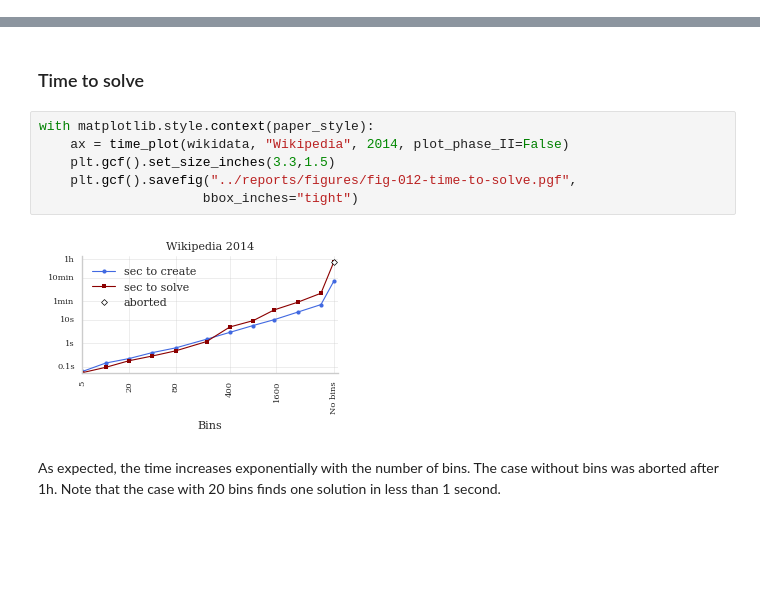
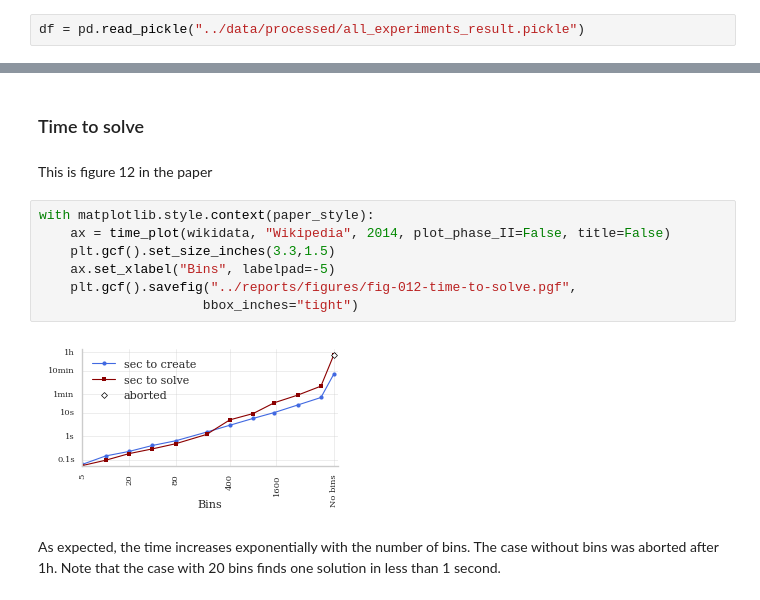
Before and after one commit to asi-uniovi/lloovia, a Jupyter notebook: notebooks/Graphing results (WIP).ipynb, the cells around one changed output, grey strips where cells are left out. Drawn from its saved outputs; the diff is of its cells as text; blank space fills up the shorter version.

Commit message:
Completed explanations in notebook.
Published required pickles in data folder
Some figures regenerated

```diff
--- a/notebooks/Graphing results (WIP).ipynb
+++ b/notebooks/Graphing results (WIP).ipynb
@@ -105,6 +106,8 @@ This is the complete set of `.csv` files
 ../data/paper/traces_synthetic_unpredictable_STWP.csv
 # %% [markdown]
 This is a plot which shows each workload shape, all for the LTWP version and base-level = 3000000. This is Fig. 8 in the paper
+# %%
+df = pd.read_pickle("../data/processed/all_experiments_result.pickle")
 # %%
 # Load all workloads from CSVs
 cases = df.index.levels[0]            # Names of each case
@@ -595,14 +577,17 @@ with matplotlib.style.context(paper_style):
 [figure]
 # %% [markdown]
 ### Time to solve
+# %% [markdown]
+This is figure 12 in the paper
 # %%
 with matplotlib.style.context(paper_style):
-    ax = time_plot(wikidata, "Wikipedia", 2014, plot_phase_II=False)
+    ax = time_plot(wikidata, "Wikipedia", 2014, plot_phase_II=False, title=False)
     plt.gcf().set_size_inches(3.3,1.5)
+    ax.set_xlabel("Bins", labelpad=-5)
     plt.gcf().savefig("../reports/figures/fig-012-time-to-solve.pgf",
                      bbox_inches="tight")
 # %% [output]
-[figure, old version]
+[figure, new version]
 # %% [markdown]
 As expected, the time increases exponentially with the number of bins. The case without bins was aborted after 1h. Note that the case with 20 bins finds one solution in less than 1 second.
 # %% [markdown]
```
Also changed, not shown: parts of 26 cells of this notebook, 16 other files.
